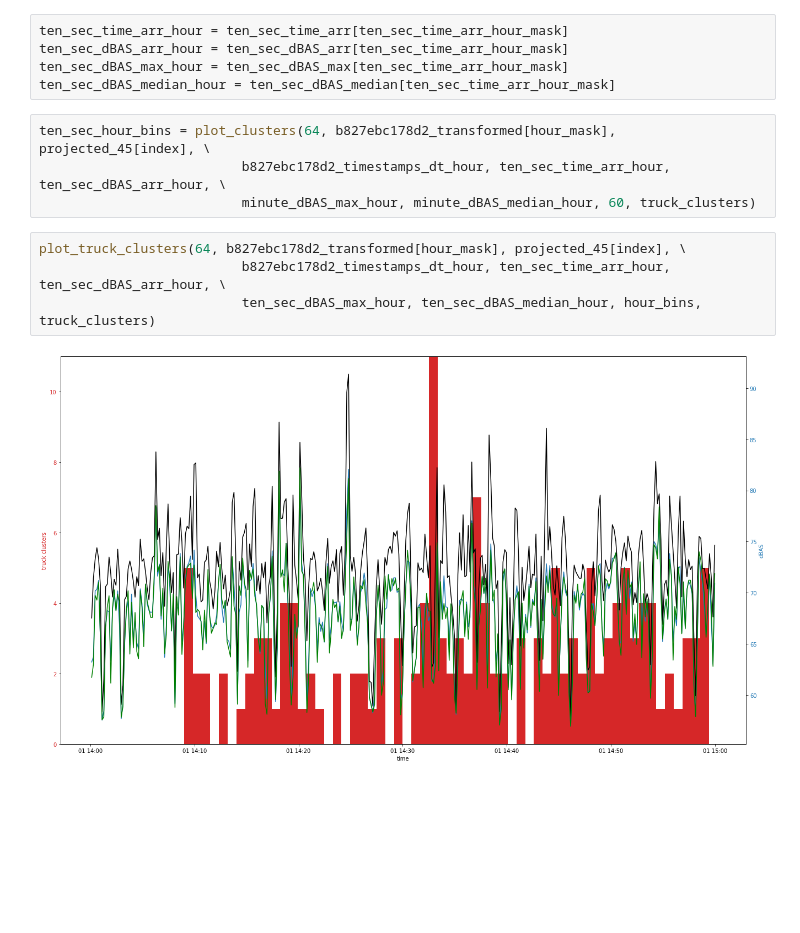
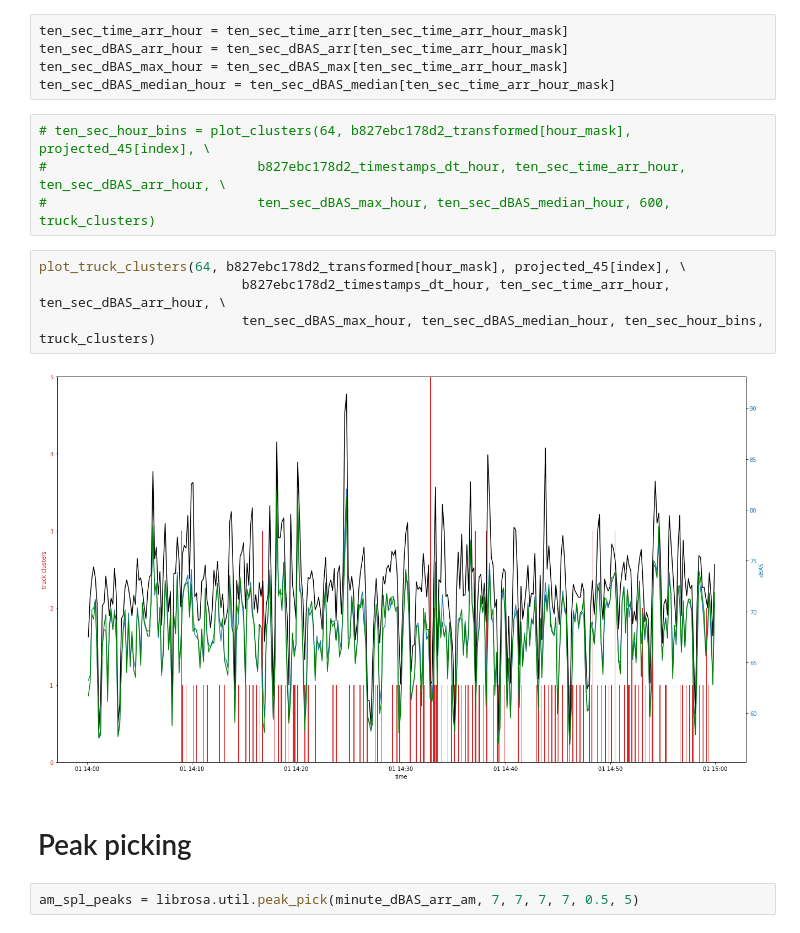
Before and after one commit to marin-hyatt/public-redhook-analysis, a Jupyter notebook: Truck_Analysis.ipynb, the cells around one changed output. Saved outputs shown, nothing was run; the diff lists cells and outputs as text; blank space fills up the shorter version.

Commit message:
Started peak picking

```diff
--- a/Truck_Analysis.ipynb
+++ b/Truck_Analysis.ipynb
@@ -595,12 +594,16 @@ ten_sec_dBAS_arr_hour = ten_sec_dBAS_arr[ten_sec_time_arr_hour_mask]
 ten_sec_dBAS_max_hour = ten_sec_dBAS_max[ten_sec_time_arr_hour_mask]
 ten_sec_dBAS_median_hour = ten_sec_dBAS_median[ten_sec_time_arr_hour_mask]
 # %%
-ten_sec_hour_bins = plot_clusters(64, b827ebc178d2_transformed[hour_mask], projected_45[index], \
-                          b827ebc178d2_timestamps_dt_hour, ten_sec_time_arr_hour, ten_sec_dBAS_arr_hour, \
-                          minute_dBAS_max_hour, minute_dBAS_median_hour, 60, truck_clusters)
+# ten_sec_hour_bins = plot_clusters(64, b827ebc178d2_transformed[hour_mask], projected_45[index], \
+#                           b827ebc178d2_timestamps_dt_hour, ten_sec_time_arr_hour, ten_sec_dBAS_arr_hour, \
+#                           ten_sec_dBAS_max_hour, ten_sec_dBAS_median_hour, 600, truck_clusters)
 # %%
 plot_truck_clusters(64, b827ebc178d2_transformed[hour_mask], projected_45[index], \
                           b827ebc178d2_timestamps_dt_hour, ten_sec_time_arr_hour, ten_sec_dBAS_arr_hour, \
-                          ten_sec_dBAS_max_hour, ten_sec_dBAS_median_hour, hour_bins, truck_clusters)
+                          ten_sec_dBAS_max_hour, ten_sec_dBAS_median_hour, ten_sec_hour_bins, truck_clusters)
 # %% [output]
-[figure, old version]
+[figure, new version]
+# %% [markdown]
+# Peak picking
+# %%
+am_spl_peaks = librosa.util.peak_pick(minute_dBAS_arr_am, 7, 7, 7, 7, 0.5, 5)
```
Also changed, not shown: parts of 4 cells of this notebook.
